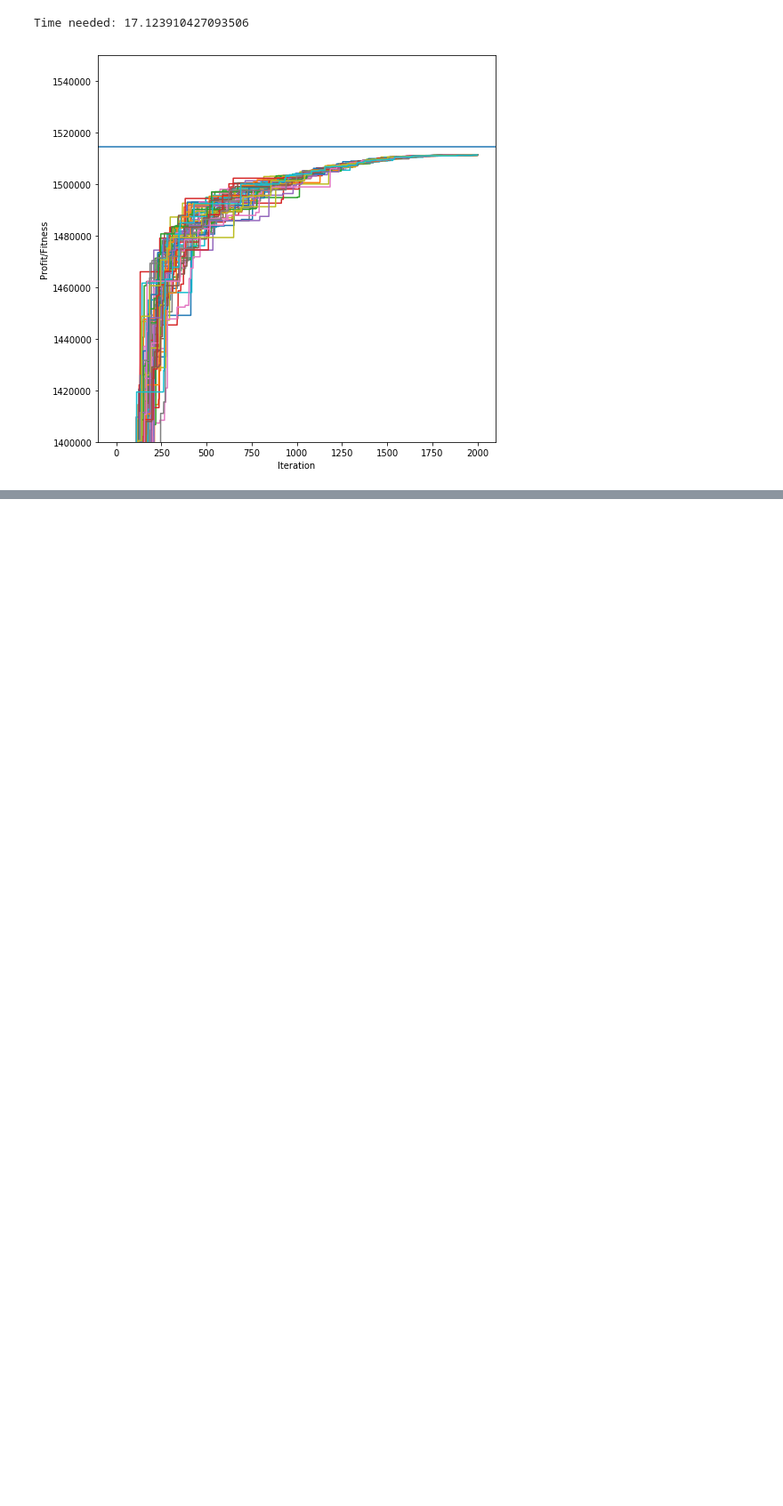
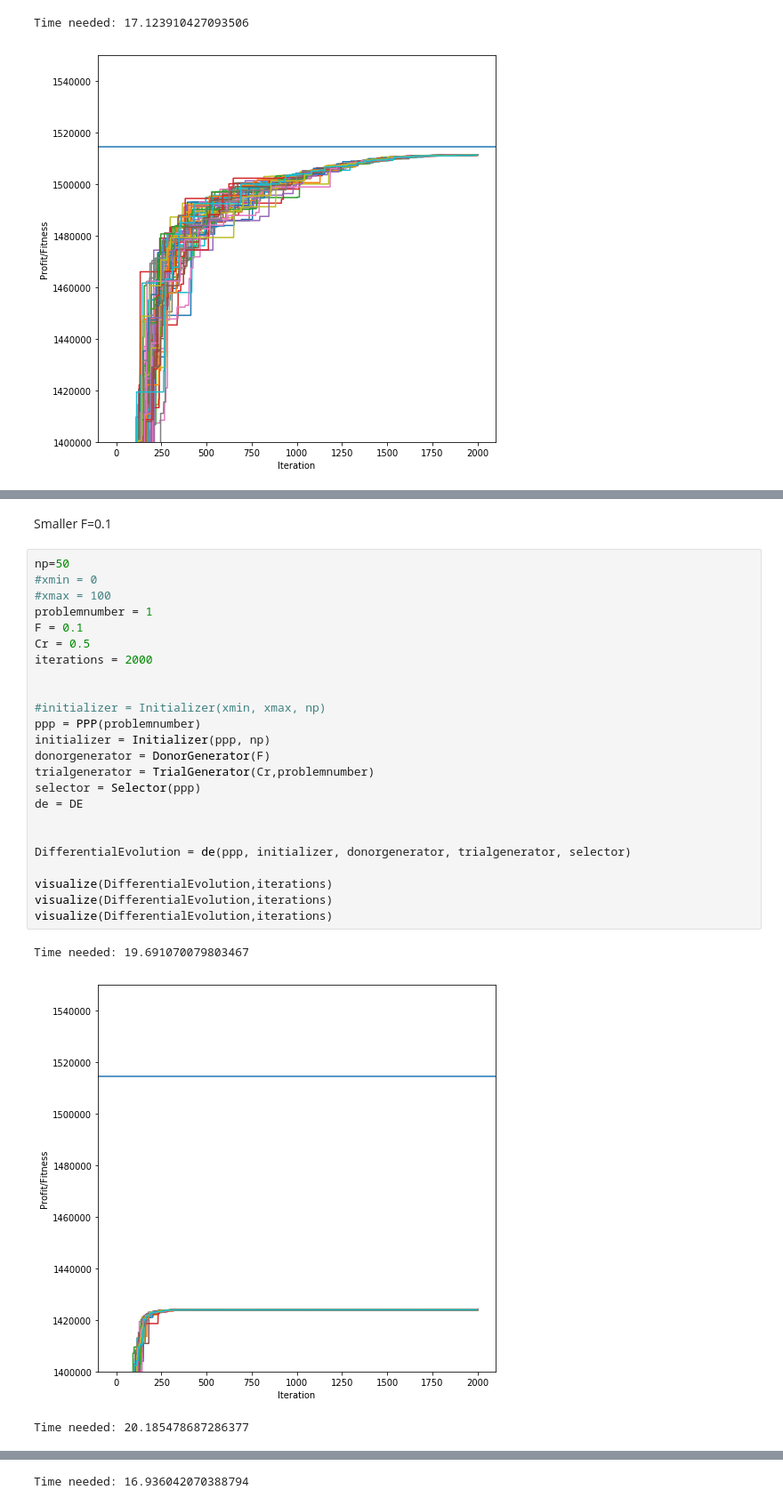
Before and after one commit to bereRadeck/NIA-Homework, a Jupyter notebook: ex4/tests.ipynb, the cells around one changed output, grey strips where cells are left out. Shown at 89% size. Saved outputs shown, nothing was run; the diff lists cells and outputs as text; blank space fills up the shorter version.

```diff
--- a/ex4/tests.ipynb
+++ b/ex4/tests.ipynb
@@ -207,0 +163,30 @@ visualize(DifferentialEvolution,500)
+# %% [markdown]
+Smaller F=0.1
+# %%
+np=50
+#xmin = 0
+#xmax = 100
+problemnumber = 1
+F = 0.1
+Cr = 0.5
+iterations = 2000
+
+
+#initializer = Initializer(xmin, xmax, np)
+ppp = PPP(problemnumber)
+initializer = Initializer(ppp, np)
+donorgenerator = DonorGenerator(F)
+trialgenerator = TrialGenerator(Cr,problemnumber)
+selector = Selector(ppp)
+de = DE
+
+
+DifferentialEvolution = de(ppp, initializer, donorgenerator, trialgenerator, selector)
+
+visualize(DifferentialEvolution,iterations)
+visualize(DifferentialEvolution,iterations)
+visualize(DifferentialEvolution,iterations)
+# %% [output]
+Time needed: 19.691070079803467
+[figure, added]
+Time needed: 20.185478687286377
@@ -207,0 +194 @@ visualize(DifferentialEvolution,500)
+Time needed: 16.936042070388794
```
Also changed, not shown: parts of 68 cells of this notebook.
